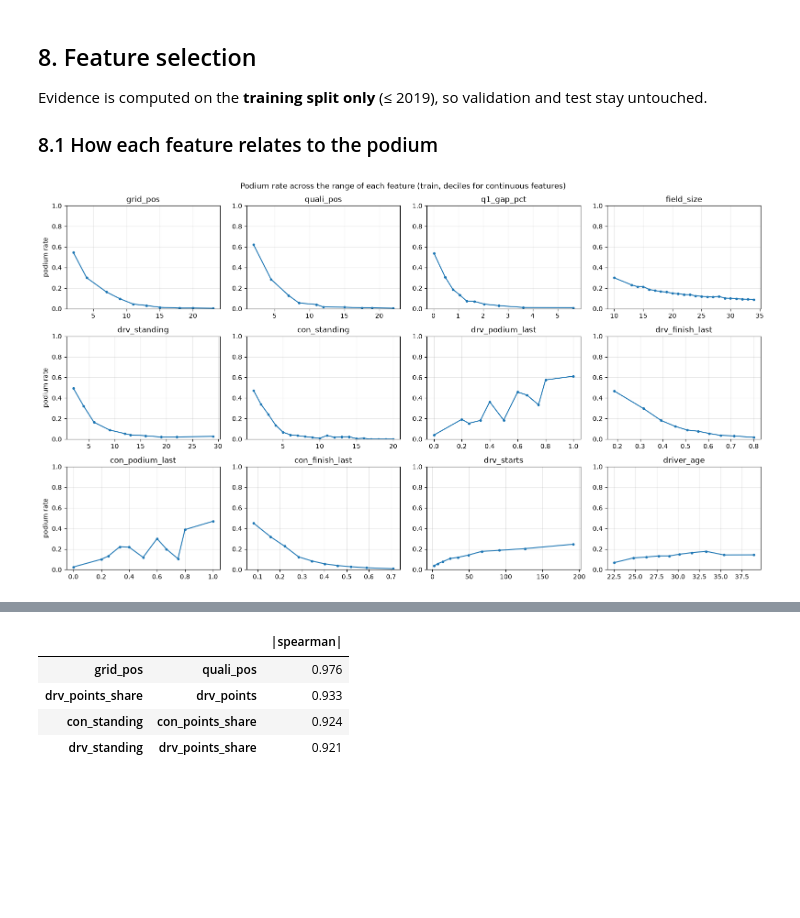
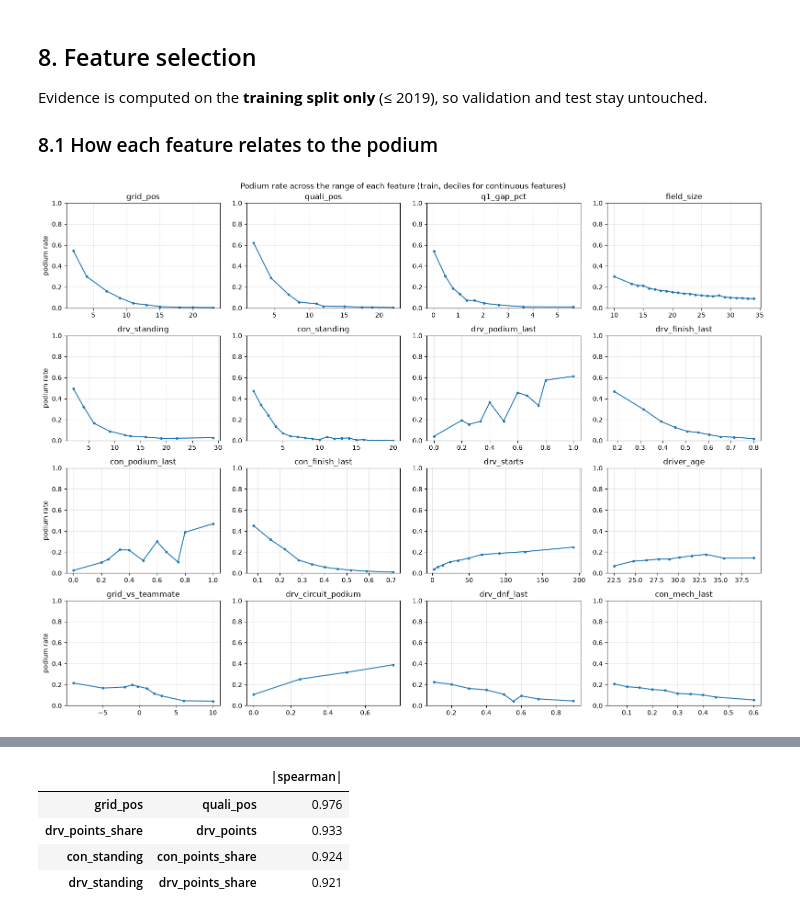
Before and after one commit to HamadaTamer/AI-Tools-Lab-F1-Project, a Jupyter notebook: F1_podium_prediction.ipynb, the cells around one changed output, grey strips where cells are left out. Drawn from its saved outputs; the diff is of its cells as text; code cells hidden in the pictures; blank space fills up the shorter version.

```diff
--- a/F1_podium_prediction.ipynb
+++ b/F1_podium_prediction.ipynb
@@ -593,6 +843,9 @@ print(pd.crosstab(code, grid0['laps'] > 0, colnames=['completed a lap'], rowname
 print('Podiums among grid = 0 rows:', grid0['podium'].sum())
 pit_lane_starts = entries[~has_grid_slot & completed_lap]
 print(f"grid = 0 with laps > 0: {len(pit_lane_starts)} rows, seasons {pit_lane_starts['year'].min()}-{pit_lane_starts['year'].max()}")
+took_part_in_quali = entries.set_index(KEY).index.isin(clean['qualifying'].set_index(KEY).index)
+print('grid = 0 and no lap, but a qualifying result, by positionText:',
+      entries.loc[~has_grid_slot & ~completed_lap & took_part_in_quali, 'positionText'].value_counts().to_dict())
 # %% [output]
 completed a lap  False  True
 positionText
@@ -910,6 +1287,6 @@ Mapping assumptions: drivers with two nationalities (`American-Italian`, `Argent
 # %%
 NATIONALITY_TO_COUNTRY = {
-    'American': 'USA', 'American-Italian': 'USA', 'Argentine': 'Argentina', 'Argentinian': 'Argentina',
+    'American': 'USA', 'American-Italian': 'USA', 'Argentine': 'Argentina',
     'Argentine-Italian': 'Argentina', 'Australian': 'Australia', 'Austrian': 'Austria', 'Belgian': 'Belgium',
     'Brazilian': 'Brazil', 'British': 'UK', 'Canadian': 'Canada', 'Chilean': 'Chile', 'Chinese': 'China',
     'Colombian': 'Colombia', 'Czech': 'Czech Republic', 'Danish': 'Denmark', 'Dutch': 'Netherlands',
@@ -920,11 +1297,10 @@ NATIONALITY_TO_COUNTRY = {
     'Russian': 'Russia', 'South African': 'South Africa', 'Spanish': 'Spain', 'Swedish': 'Sweden', 'Swiss': 'Switzerland',
     'Thai': 'Thailand', 'Uruguayan': 'Uruguay', 'Venezuelan': 'Venezuela',
 }
-CIRCUIT_COUNTRY_FIX = {'United States': 'USA'}
 assert set(nationality) <= set(NATIONALITY_TO_COUNTRY)
 
 driver_country = nationality.map(NATIONALITY_TO_COUNTRY)
-circuit_country = clean['circuits'].set_index('circuitId')['country'].replace(CIRCUIT_COUNTRY_FIX)
+circuit_country = clean['circuits'].set_index('circuitId')['country']
 
 
 def add_home(rows):
@@ -1026,13 +1403,14 @@ STATUS_GROUPS = {
                    'Oil pump', 'Oil pipe', 'Oil line', 'Water leak', 'Water pressure', 'Water pump', 'Water pipe', 'Overheating',
                    'Radiator', 'Cooling system', 'Fuel system', 'Fuel pressure', 'Fuel pump', 'Fuel leak', 'Fuel pipe', 'Throttle',
                    'Exhaust', 'Steering', 'Track rod', 'Wheel bearing', 'Wheel rim', 'Chassis', 'Undertray', 'Brake duct',
-                   'Pneumatics', 'Heat shield fire', 'Mechanical', 'Technical', 'Launch control', 'Seat', 'Driver Seat', 'Safety belt'],
+                   'Pneumatics', 'Heat shield fire', 'Mechanical', 'Technical', 'Launch control', 'Seat', 'Driver Seat', 'Safety belt',
+                   'Tyre', 'Puncture', 'Tyre puncture', 'Fire'],
     'accident': ['Accident', 'Collision', 'Collision damage', 'Spun off', 'Fatal accident'],
     'driver': ['Physical', 'Illness', 'Driver unwell', 'Injury', 'Injured', 'Eye injury', 'Stalled'],
     'regulation': ['Disqualified', 'Excluded', 'Underweight', '107% Rule', 'Did not qualify', 'Did not prequalify'],
     'did not start': ['Withdrew', 'Safety concerns', 'Safety', 'Not restarted'],
-    'unclear': ['Retired', 'Wheel', 'Wheel nut', 'Tyre', 'Puncture', 'Tyre puncture', 'Front wing', 'Rear wing', 'Broken wing',
-                'Damage', 'Debris', 'Vibrations', 'Handling', 'Fire', 'Fuel', 'Out of fuel', 'Fuel rig', 'Refuelling', 'Not classified'],
+    'unclear': ['Retired', 'Wheel', 'Wheel nut', 'Front wing', 'Rear wing', 'Broken wing', 'Damage', 'Debris', 'Vibrations',
+                'Handling', 'Fuel', 'Out of fuel', 'Fuel rig', 'Refuelling', 'Not classified'],
 }
 STATUS_TO_GROUP = {s: group for group, statuses in STATUS_GROUPS.items() for s in statuses}
 
@@ -1064,7 +1440,6 @@ Rows with a grid slot that did not take the start: 11
  'Debris': 1}
 # %%
 constructor_name = clean['constructors'].set_index('constructorId')['name']
-MIN_STARTS = 40
 
 
 def mechanical_rates(rows, count_unclear=False):
@@ -1074,15 +1449,13 @@ def mechanical_rates(rows, count_unclear=False):
     t['constructor'] = t['constructorId'].map(constructor_name)
     t['rate'] = t['mechanical'] / t['starts']
     t['ci_low'], t['ci_high'] = proportion_confint(t['mechanical'], t['starts'], method='wilson')
-    return t[t['starts'] >= MIN_STARTS].sort_values(['period', 'rate'], ascending=[True, False])
+    return t.sort_values(['period', 'rate'], ascending=[True, False])
 
 
 q3_rates = mechanical_rates(q3_rows)
 print('Mechanical retirements per start, all constructors:',
       q3_rows['status_group'].eq('mechanical').groupby(q3_rows['period']).mean().round(3).to_dict())
-team_starts = q3_rows.groupby(['period', 'constructorId']).size().reset_index(name='starts')
-too_few = team_starts[team_starts['starts'] < MIN_STARTS].assign(constructor=lambda t: t['constructorId'].map(constructor_name))
-print(f'Left out (fewer than {MIN_STARTS} starts):', too_few[['period', 'constructor', 'starts']].to_numpy().tolist())
-q3_table = {period: g.set_index('constructor')[['starts', 'mechanical', 'rate']].round(3) for period, g in q3_rates.groupby('period')}
+q3_table = {period: g.set_index('constructor')[['starts', 'mechanical', 'rate', 'ci_low', 'ci_high']].round(3)
+            for period, g in q3_rates.groupby('period')}
 display(pd.concat(q3_table, axis=1))
 # %% [output]
@@ -1453,28 +1876,29 @@ Evidence is computed on the **training split only** (≤ 2019), so validation an
 # %%
 train_rows = features[features['split'] == 'train']
 SHOW = ['grid_pos', 'quali_pos', 'q1_gap_pct', 'field_size', 'drv_standing', 'con_standing',
-        'drv_podium_last', 'drv_finish_last', 'con_podium_last', 'con_finish_last', 'drv_starts', 'driver_age']
-fig, axes = plt.subplots(3, 4, figsize=(16, 9))
+        'drv_podium_last', 'drv_finish_last', 'con_podium_last', 'con_finish_last', 'drv_starts', 'driver_age',
+        'grid_vs_teammate', 'drv_circuit_podium', 'drv_dnf_last', 'con_mech_last']
+fig, axes = plt.subplots(4, 4, figsize=(16, 12))
 for ax, col in zip(axes.ravel(), SHOW):
     d = train_rows[[col, 'podium']].dropna()
     if d[col].nunique() > 25:
         decile = pd.qcut(d[col], 10, labels=False, duplicates='drop')
         rate = d.groupby(decile)['podium'].mean()
         x = d.groupby(decile)[col].median()
     else:
         rate = d.groupby(col)['podium'].mean()
         x = rate.index
     ax.plot(x, rate.values, marker='o', ms=3)
     ax.set_title(col)
     ax.set_ylim(0, 1)
 for ax in axes[:, 0]:
     ax.set_ylabel('podium rate')
 plt.suptitle('Podium rate across the range of each feature (train, deciles for continuous features)')
 plt.tight_layout()
 save_fig('feature_effects')
 plt.show()
 # %% [output]
-[figure, old version]
+[figure, new version]
 # %%
 def univariate_auc(rows, col):
     d = rows[[col, 'podium']].dropna()
```
Also changed, not shown: parts of 81 cells of this notebook.
